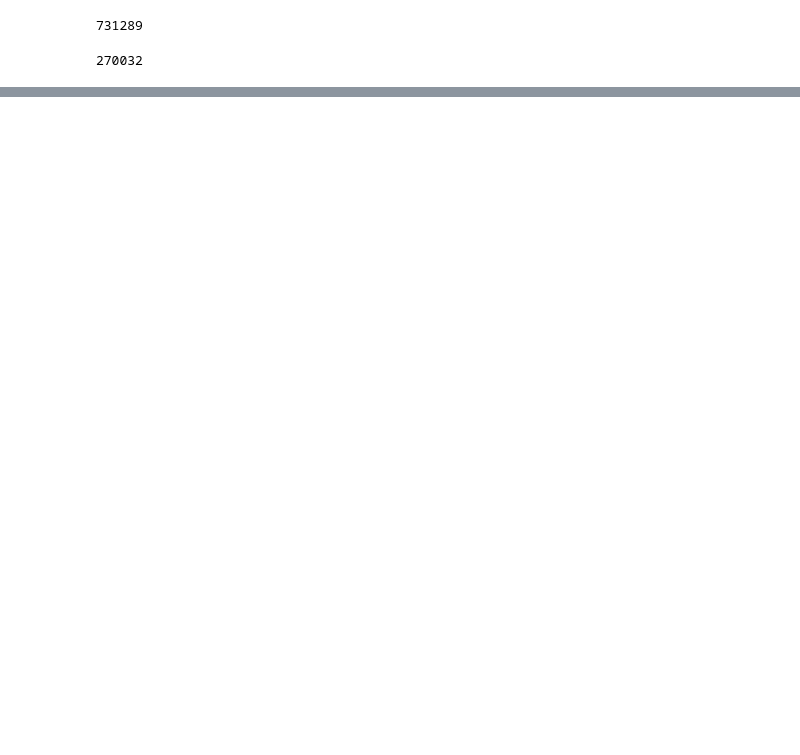
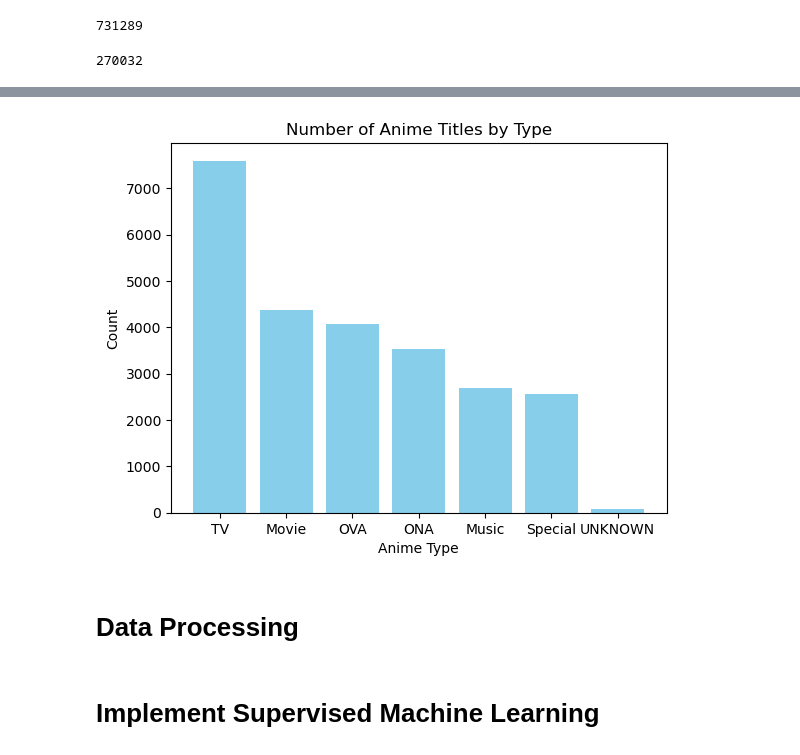
Before and after one commit to JoshRDFI/capstone, a Jupyter notebook: AnimeRecommender.ipynb, the cells around one changed output, grey strips where cells are left out. Cells and saved outputs as stored; diff of their text form; code cells hidden in the pictures; blank space fills up the shorter version.

```diff
--- a/AnimeRecommender.ipynb
+++ b/AnimeRecommender.ipynb
@@ -324,0 +341,21 @@ dtype: int64
+# %%
+# Visualization
+# Count the number of anime titles by type
+anime_types = anime['Type'].value_counts()
+
+# Create a bar chart
+plt.bar(anime_types.index, anime_types.values, color='skyblue')
+
+# Set the labels and title
+plt.xlabel('Anime Type')
+plt.ylabel('Count')
+plt.title('Number of Anime Titles by Type')
+
+# Display the plot
+plt.show()
+# %% [output]
+[figure, added]
+# %% [markdown]
+# Data Processing
+# %% [markdown]
+# Implement Supervised Machine Learning
```
Also changed, not shown: parts of 24 cells of this notebook, 1 other file.
